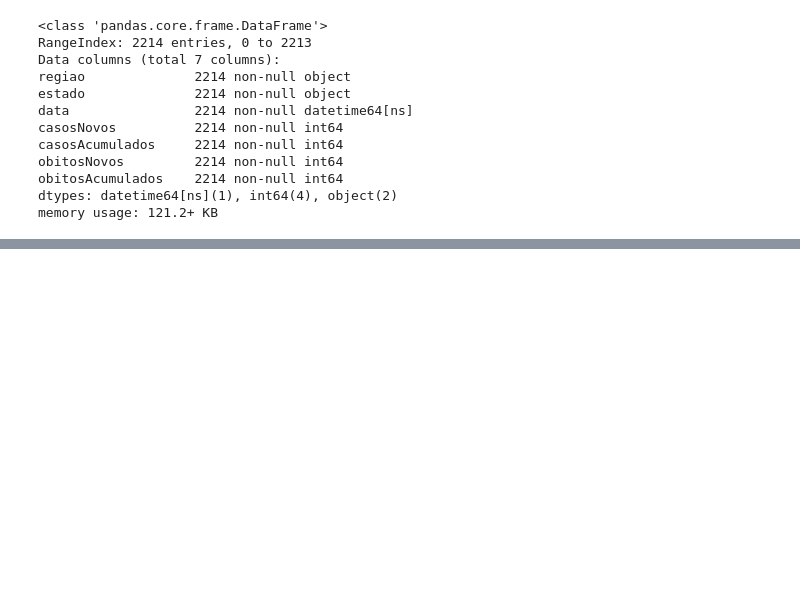
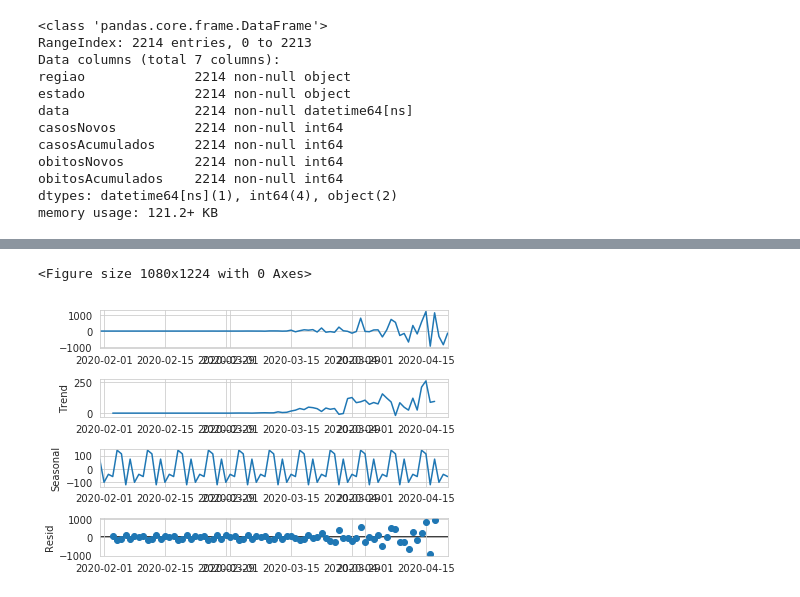
Before and after one commit to vittorfp/covid-19-analysis, a Jupyter notebook: notebooks/05-covid-19-ts-forecasting.ipynb, the cells around one changed output, grey strips where cells are left out. Cells and saved outputs as stored; diff of their text form; code cells hidden in the pictures; blank space fills up the shorter version.

```diff
--- a/notebooks/05-covid-19-ts-forecasting.ipynb
+++ b/notebooks/05-covid-19-ts-forecasting.ipynb
@@ -44,0 +57,10 @@ plot_ts(new_cases.diff())
+# %%
+from statsmodels.tsa.seasonal import seasonal_decompose
+
+fig = plt.figure(figsize=(15, 17));
+result = seasonal_decompose(new_cases.diff()[1:], model='aditive')
+result.plot()
+plt.show()
+# %% [output]
+<Figure size 1080x1224 with 0 Axes>
+[figure, added]
```
Also changed, not shown: parts of 4 cells of this notebook, 1 other file.
